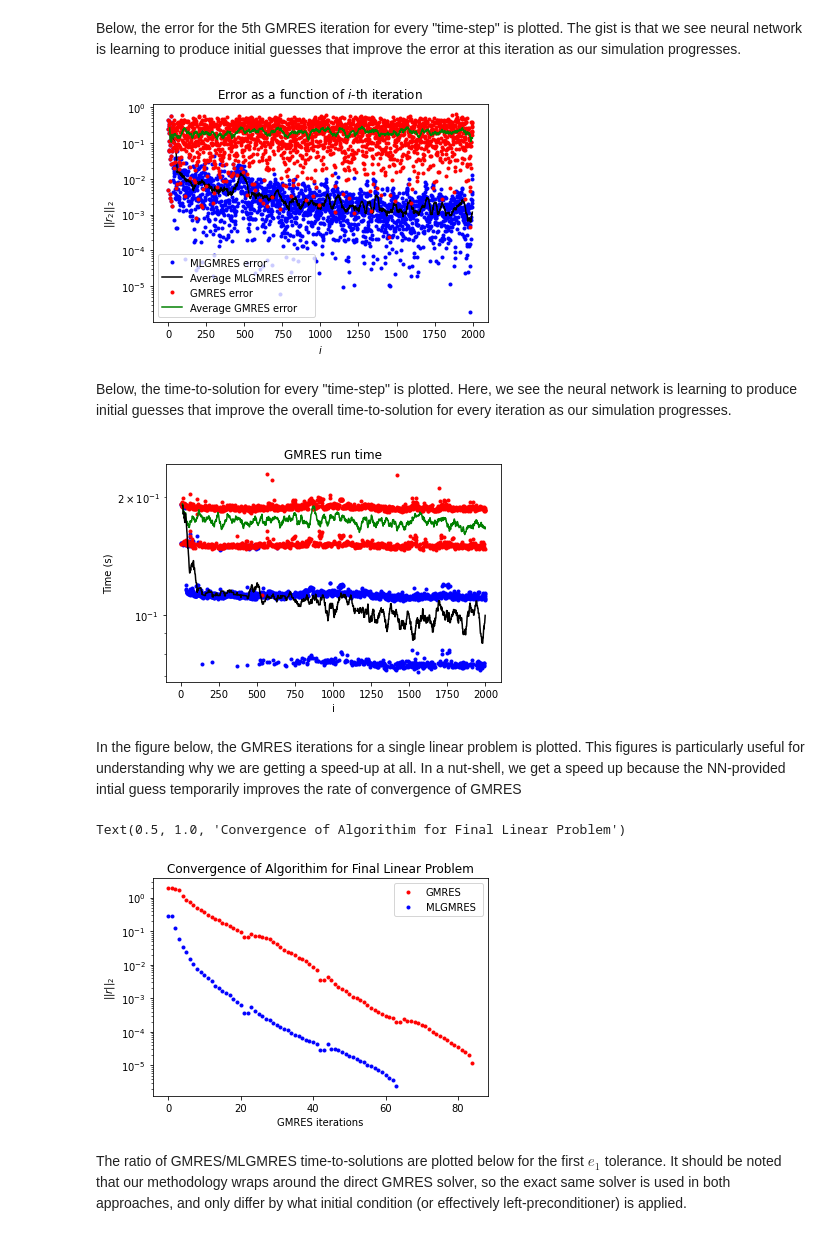
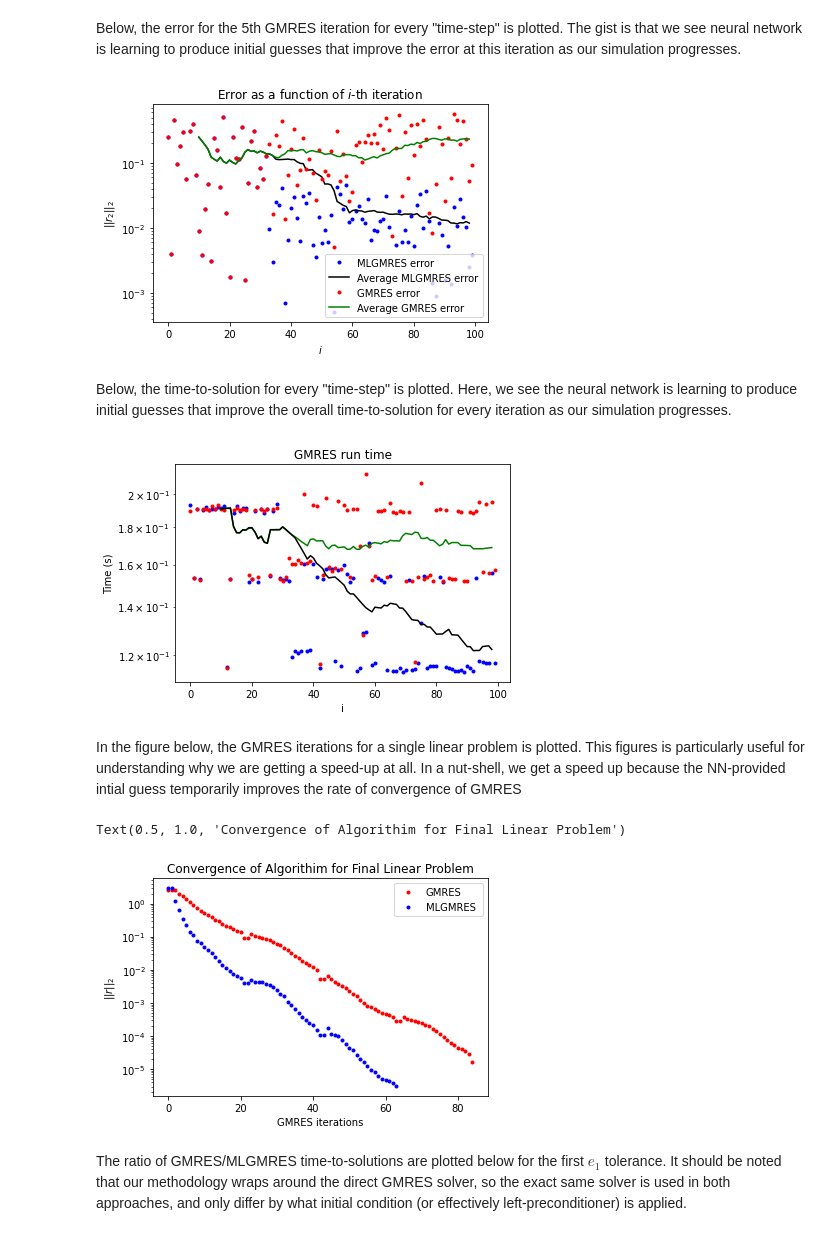
Before and after one commit to ML4FnP/GMRES-Learning, a Jupyter notebook: Demo.ipynb, the cells around one changed output. Drawn from its saved outputs; the diff is of its cells as text; code cells hidden in the pictures.

```diff
--- a/Demo.ipynb
+++ b/Demo.ipynb
@@ -32,7 +32,8 @@ from src_dir import mk_laplace_2d,mk_laplace_2d_Tensor
 import numpy as np
 
 # Set dimension of the NxN grid used
-# Note: # A network consistent with dimension must manually be selected in the "cnn_collectionOnline2D.py"
+# Note: For optimal performance, the neural network "cnn_collectionOnline2D.py"  can be tweaked with appropriate kernel dilations, however the
+# code should still work and yield resuluts for any dimension of input provided
 dim=20
 
 
@@ -70,7 +71,7 @@ AType='2D Laplacian'
 
 
 # Total number of steps in simulation
-n_steps =2000
+n_steps =100
 # %% [markdown]
 A sample of the RHS used in the demo is shown below:
 # %%
@@ -186,7 +187,7 @@ for ProbIdx in range(n_steps):
     sigma=0.07*np.random.uniform(0.9,1.1)
     b=AmplitudeFactor*Gauss_pdf_2D(X,Y,xloc,yloc,sigma)+AmplitudeFactor2*Gauss_pdf_2D(X,Y,xloc+xlocShift,yloc+ylocShift,sigma)
     Field=np.random.normal(loc=0.0, scale=1.0, size=(dim,dim))
-    Field= AmplitudeFactor*np.random.normal(loc=0.0, scale=1.0, size=(20,20))
+    Field= AmplitudeFactor*np.random.normal(loc=0.0, scale=1.0, size=(dim,dim))
     b=b+Field
 
     # b=np.maximum(xloc*2*X*np.sin(ProbIdx),yloc*2*Y*np.cos(ProbIdx))  # Linear gradient example
@@ -304,7 +305,7 @@ pp.title('Error as a function of $i$-th iteration')
 pp.legend(loc='best')
 pp.yscale("log")
 # %% [output]
-[figure, old version]
+[figure, new version]
 # %% [markdown]
 Below, the time-to-solution for every "time-step"  is plotted.
 Here, we see the neural network is learning to produce initial guesses that improve the overall time-to-solution for every iteration as our simulation progresses.
@@ -321,20 +322,20 @@ pp.title('GMRES run time')
 # pp.ylim(0.025,0.15)
 pp.yscale("log")
 # %% [output]
-[figure, old version]
+[figure, new version]
 # %% [markdown]
 In the figure below, the GMRES iterations for a single linear problem is plotted. This figures is particularly useful for understanding why we are getting a speed-up at all. In a nut-shell, we get a speed up because the NN-provided intial guess temporarily improves the rate of convergence of GMRES
 # %%
-RHSIndex=-600
+RHSIndex=-1
 pp.semilogy(NonML_Err_List_Full[RHSIndex],'.r',label='GMRES')
 pp.semilogy(IterErrList[RHSIndex],'.b',label='MLGMRES ')
 pp.legend(loc='best')
 pp.xlabel('GMRES iterations')
 pp.ylabel('$||r||_2$')
 pp.title('Convergence of Algorithim for Final Linear Problem')
 # %% [output]
 Text(0.5, 1.0, 'Convergence of Algorithim for Final Linear Problem')
-[figure, old version]
+[figure, new version]
 # %% [markdown]
 The ratio of GMRES/MLGMRES time-to-solutions are plotted below for the first $e_1$ tolerance.
 It should be noted that our methodology wraps around the direct GMRES solver,
```
Also changed, not shown: parts of 3 cells of this notebook.
